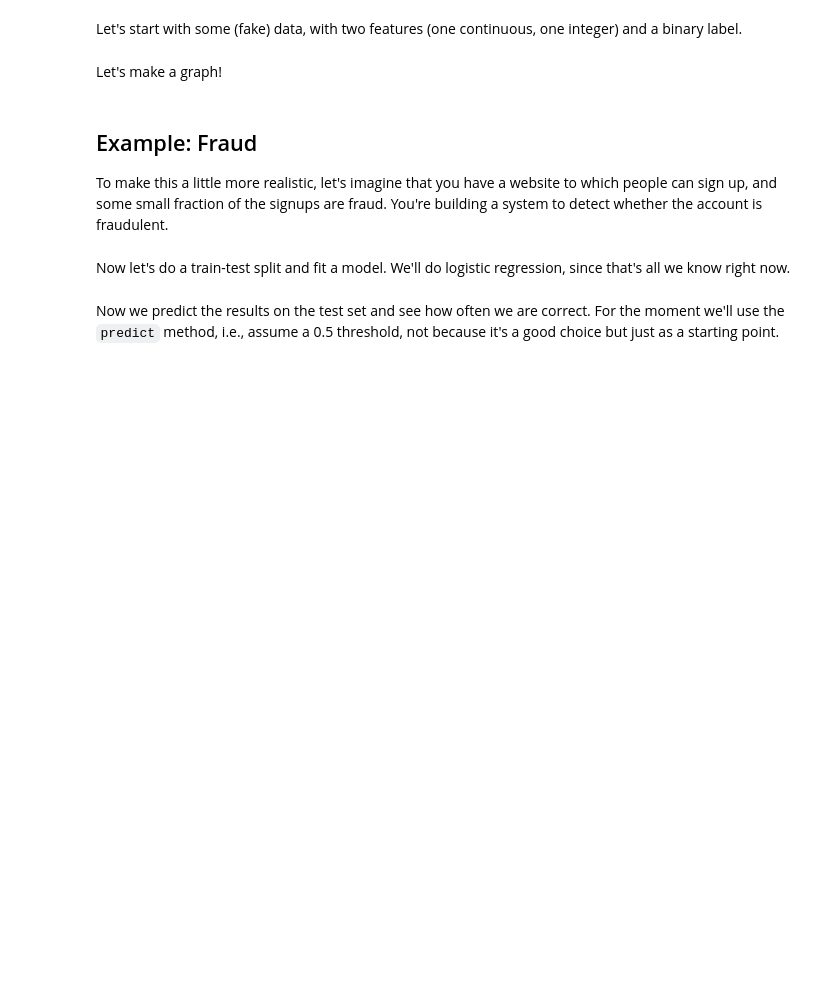
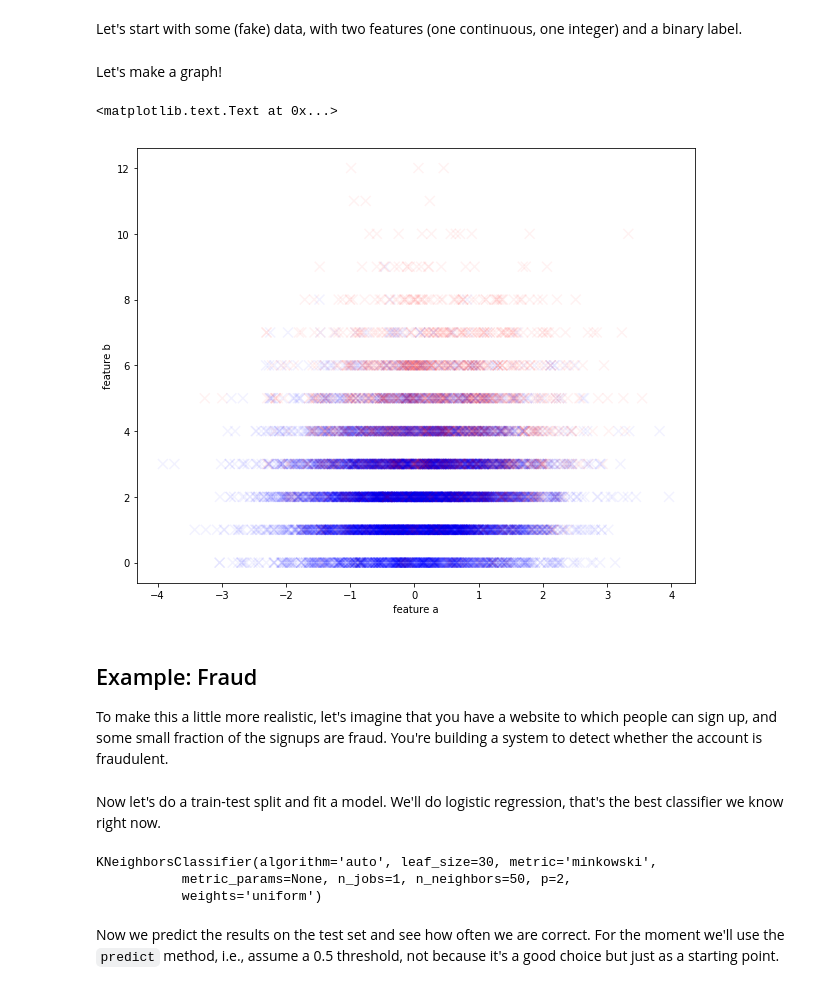
Before and after one commit to wmarshall484/DSI_LECTURES_2, a Jupyter notebook: profit-curve/jack_bennetto/Profit Curves.ipynb, the cells around one changed output. Saved outputs shown, nothing was run; the diff lists cells and outputs as text; code cells hidden in the pictures; blank space fills up the shorter version.

Commit message:
update jack's prifit curve lecture

```diff
--- a/profit-curve/jack_bennetto/Profit Curves.ipynb
+++ b/profit-curve/jack_bennetto/Profit Curves.ipynb
@@ -20,16 +20,19 @@ import IPython
 Let's start with some (fake) data, with two features (one continuous, one integer) and a binary label.
 # %%
 npts = 10000
-y = scs.bernoulli(0.2).rvs(npts)
-X = pd.DataFrame({'a':scs.norm(0, 1).rvs(npts) + 0.3*y,
-                  'b':scs.poisson(2*y + 2).rvs(npts)})
+y = stats.bernoulli(0.2).rvs(npts)
+X = pd.DataFrame({'a':stats.norm(0, 1).rvs(npts) + 0.3*y,
+                  'b':stats.poisson(2*y + 2).rvs(npts)})
 # %% [markdown]
 Let's make a graph!
 # %%
 fig, ax = plt.subplots(figsize=(10,8))
-ax.scatter(X.a, X.b, color=np.array(['b', 'r'])[y], alpha=0.05, s=100)
+ax.scatter(X.a, X.b, marker='x', color=np.array(['b', 'r'])[y], alpha=0.05, s=100)
 ax.set_xlabel('feature a')
 ax.set_ylabel('feature b')
+# %% [output]
+<matplotlib.text.Text at 0x...>
+[figure, added]
 # %% [markdown]
 ## Example: Fraud
 
@@ -37,11 +40,16 @@ To make this a little more realistic, let's imagine that you have a website to w
 # %%
 y = np.array(['Not', 'Fraud'])[y]
 # %% [markdown]
-Now let's do a train-test split and fit a model. We'll do logistic regression, since that's all we know right now.
+Now let's do a train-test split and fit a model. We'll do logistic regression, that's the best classifier we know right now.
 # %%
-Xtrain, Xtest, ytrain, ytest = train_test_split(X, y)
-model = LogisticRegression()
+Xtrain, Xtest, ytrain, ytest = sklearn.model_selection.train_test_split(X, y)
+model = sklearn.linear_model.LogisticRegression()
+model = sklearn.neighbors.KNeighborsClassifier(50)
 model.fit(Xtrain, ytrain)
+# %% [output]
+KNeighborsClassifier(algorithm='auto', leaf_size=30, metric='minkowski',
+           metric_params=None, n_jobs=1, n_neighbors=50, p=2,
+           weights='uniform')
 # %% [markdown]
 Now we predict the results on the test set and see how often we are correct. For the moment we'll use the `predict` method, i.e., assume a 0.5 threshold, not because it's a good choice but just as a starting point.
 # %%
```
Also changed, not shown: parts of 31 cells of this notebook.
